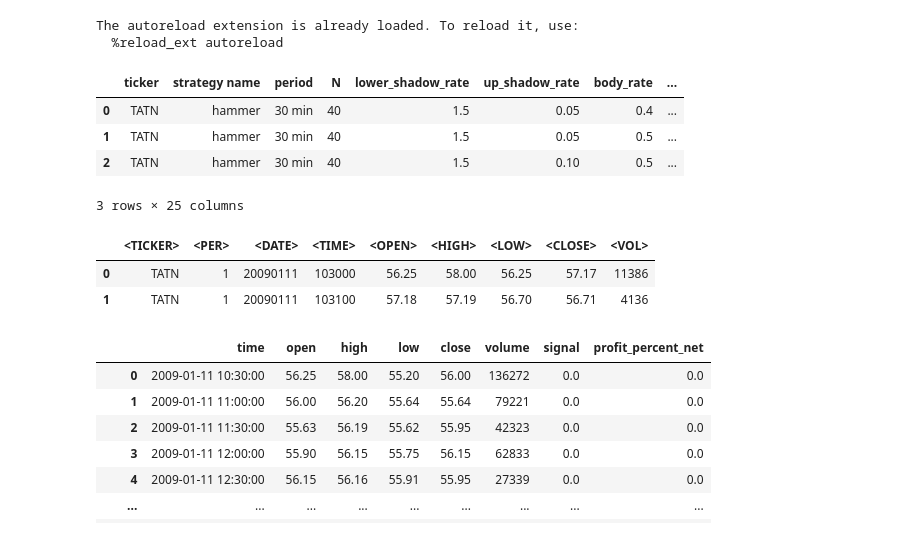
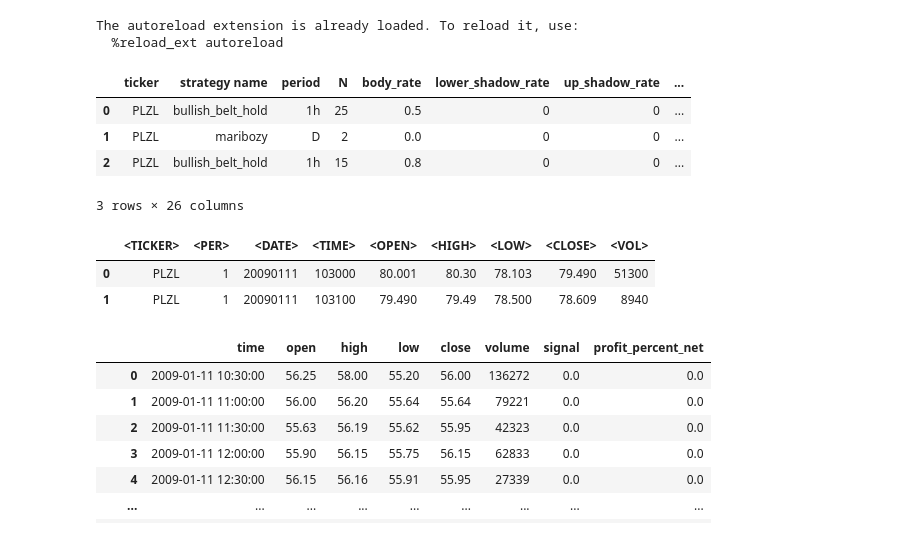
Before and after one commit to AlexKosuhin/project_1, a Jupyter notebook: Повышение эффективности с помощью ML/Молот.ipynb, the cells around one changed output. Drawn from its saved outputs; the diff is of its cells as text; code cells hidden in the pictures.

```diff
--- a/Повышение эффективности с помощью ML/Молот.ipynb
+++ b/Повышение эффективности с помощью ML/Молот.ipynb
@@ -26,16 +85,16 @@ from main_functions import *
 # %%
-tatneft = pd.read_csv(r'C:\Users\user\Desktop\Проект 1 года обучения\Проверка эффективности паттернов\Данные для анализа\TATN.txt')
-with open(r'C:\Users\user\Desktop\Проект 1 года обучения\Повышение эффективности с помощью ML\Результаты паттернов\results_strategies_1candle_tatneft.pkl', 'rb') as file:
+tatneft = pd.read_csv(r'C:\Users\user\Desktop\Проект 1 года обучения\Проверка эффективности паттернов\Данные для анализа\PLZL.txt')
+with open(r'C:\Users\user\Desktop\Проект 1 года обучения\Повышение эффективности с помощью ML\Результаты паттернов\results_strategies_1candle.pkl', 'rb') as file:
     tatneft_result = pickle.load(file)
 display(tatneft_result.head(3))
 display(tatneft.head(2))
 # %% [output]
-|  | ticker | strategy name | period | N | lower_shadow_rate | up_shadow_rate | body_rate | ... |
-| 0 | TATN | hammer | 30 min | 40 | 1.5 | 0.05 | 0.4 | ... |
-| 1 | TATN | hammer | 30 min | 40 | 1.5 | 0.05 | 0.5 | ... |
-| 2 | TATN | hammer | 30 min | 40 | 1.5 | 0.10 | 0.5 | ... |
+|  | ticker | strategy name | period | N | body_rate | lower_shadow_rate | up_shadow_rate | ... |
+| 0 | PLZL | bullish_belt_hold | 1h | 25 | 0.5 | 0 | 0 | ... |
+| 1 | PLZL | maribozy | D | 2 | 0.0 | 0 | 0 | ... |
+| 2 | PLZL | bullish_belt_hold | 1h | 15 | 0.8 | 0 | 0 | ... |
-3 rows × 25 columns
+3 rows × 26 columns
 |  | <TICKER> | <PER> | <DATE> | <TIME> | <OPEN> | <HIGH> | <LOW> | <CLOSE> | <VOL> |
-| 0 | TATN | 1 | 20090111 | 103000 | 56.25 | 58.00 | 56.25 | 57.17 | 11386 |
-| 1 | TATN | 1 | 20090111 | 103100 | 57.18 | 57.19 | 56.70 | 56.71 | 4136 |
+| 0 | PLZL | 1 | 20090111 | 103000 | 80.001 | 80.30 | 78.103 | 79.490 | 51300 |
+| 1 | PLZL | 1 | 20090111 | 103100 | 79.490 | 79.49 | 78.500 | 78.609 | 8940 |
 # %%
```
Also changed, not shown: parts of 16 cells of this notebook, 12 other files.
